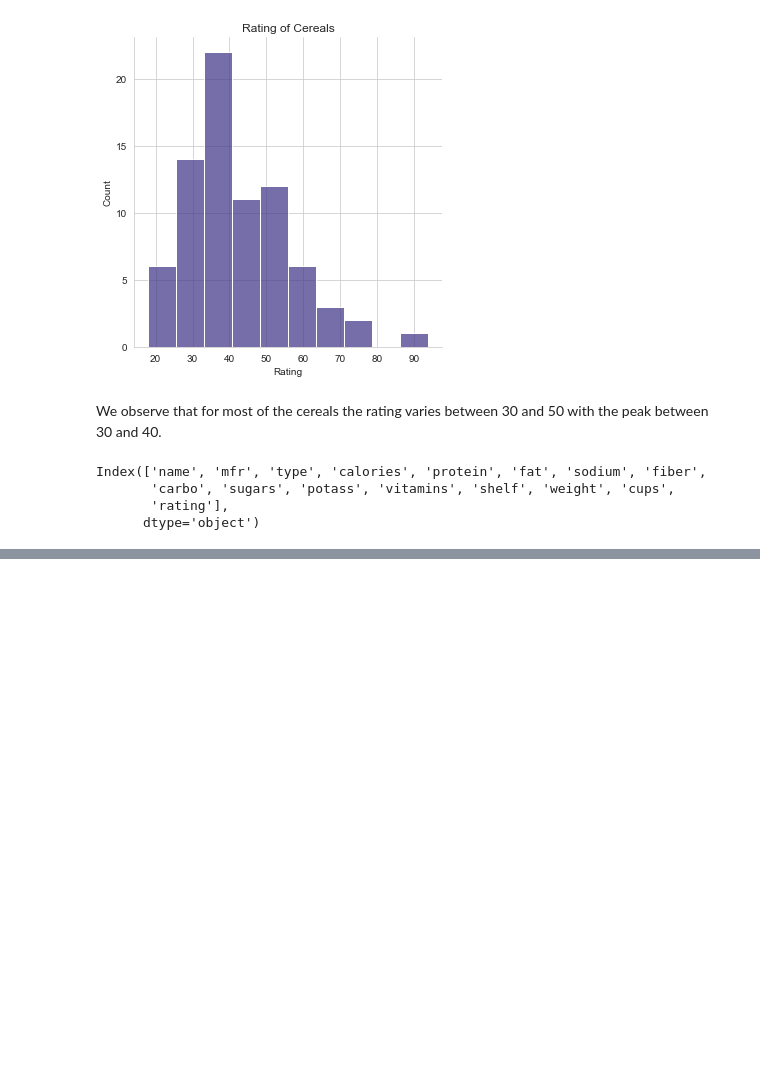
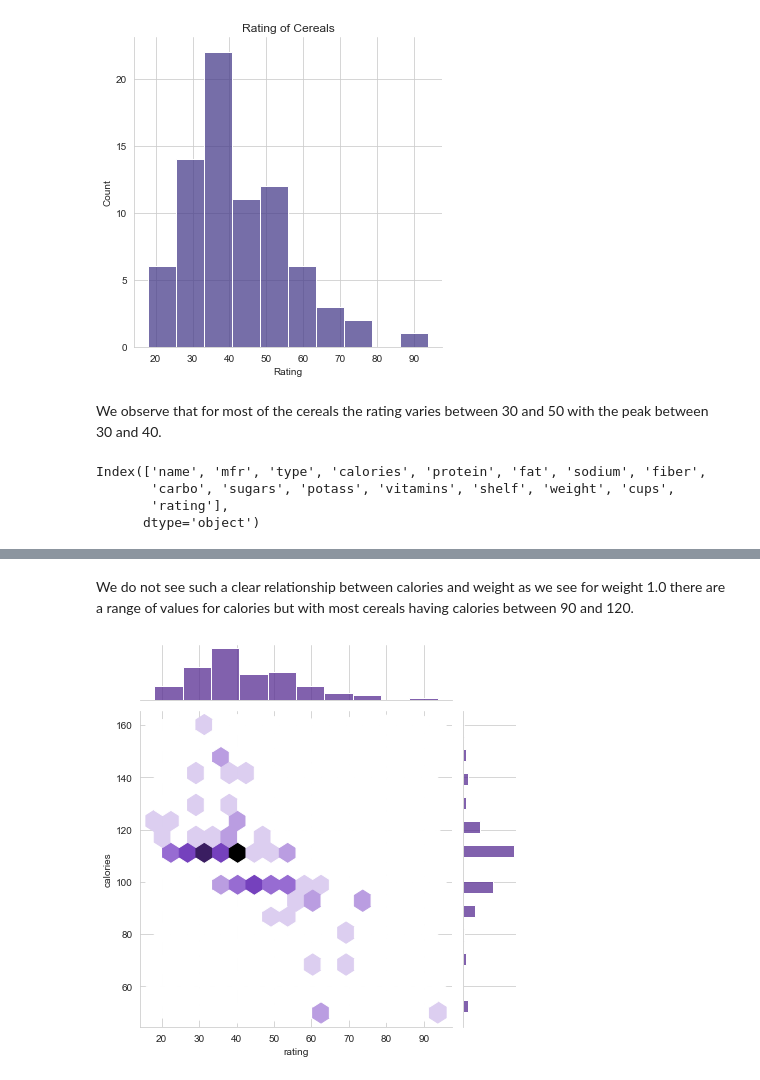
Before and after one commit to ayg15/cereals, a Jupyter notebook: Cereals EDA.ipynb, the cells around one changed output, grey strips where cells are left out. Drawn from its saved outputs; the diff is of its cells as text; code cells hidden in the pictures; blank space fills up the shorter version.

```diff
--- a/Cereals EDA.ipynb
+++ b/Cereals EDA.ipynb
@@ -1037,0 +1087,11 @@ Index(['name', 'mfr', 'type', 'calories', 'protein', 'fat', 'sodium', 'fiber',
+# %% [markdown]
+We do not see such a clear relationship between calories and weight as we see for weight 1.0 there are a range of values for calories but with most cereals having calories between 90 and 120.
+# %%
+sns.set_palette('Purples_r')
+sns.jointplot(data = cereals_df,
+             x = 'rating',
+             y = 'calories',
+             kind = 'hex')
+plt.show()
+# %% [output]
+[figure, added]
```
Also changed, not shown: parts of 19 cells of this notebook.
